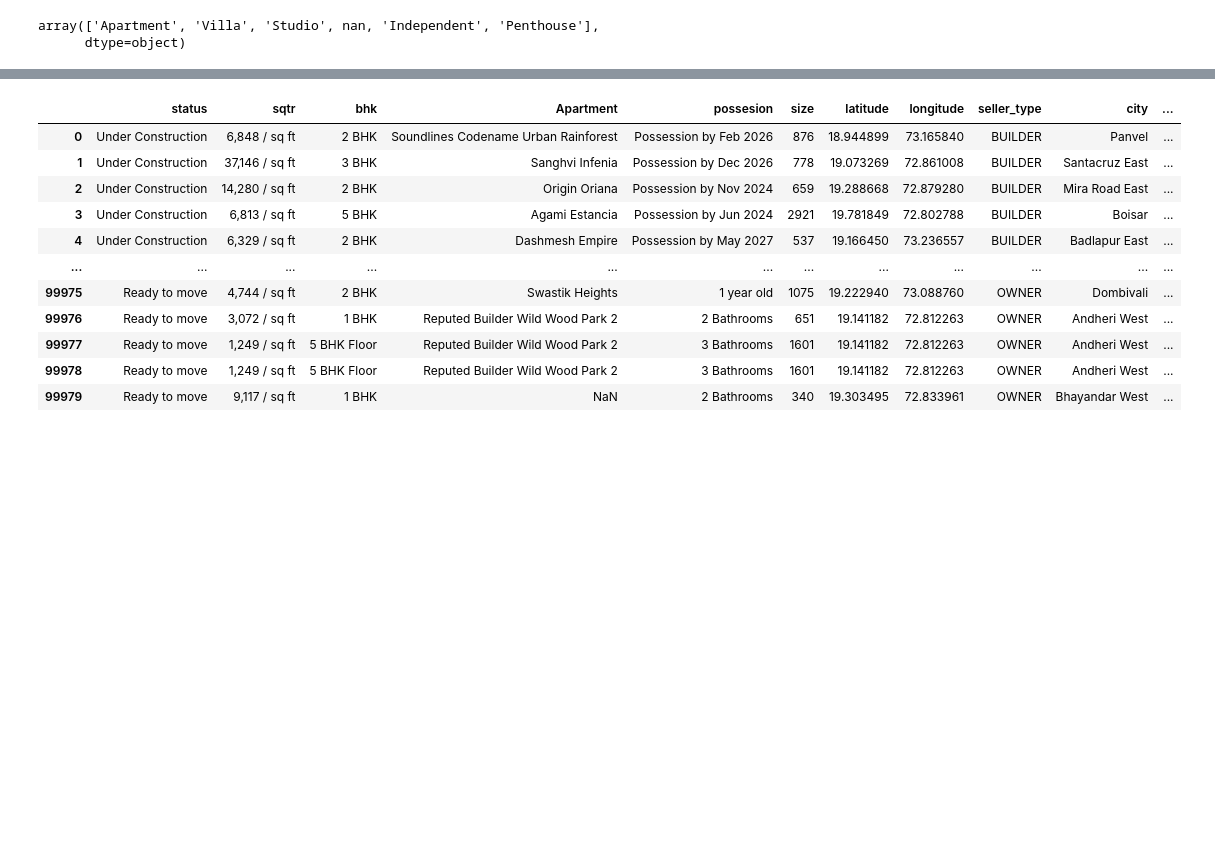
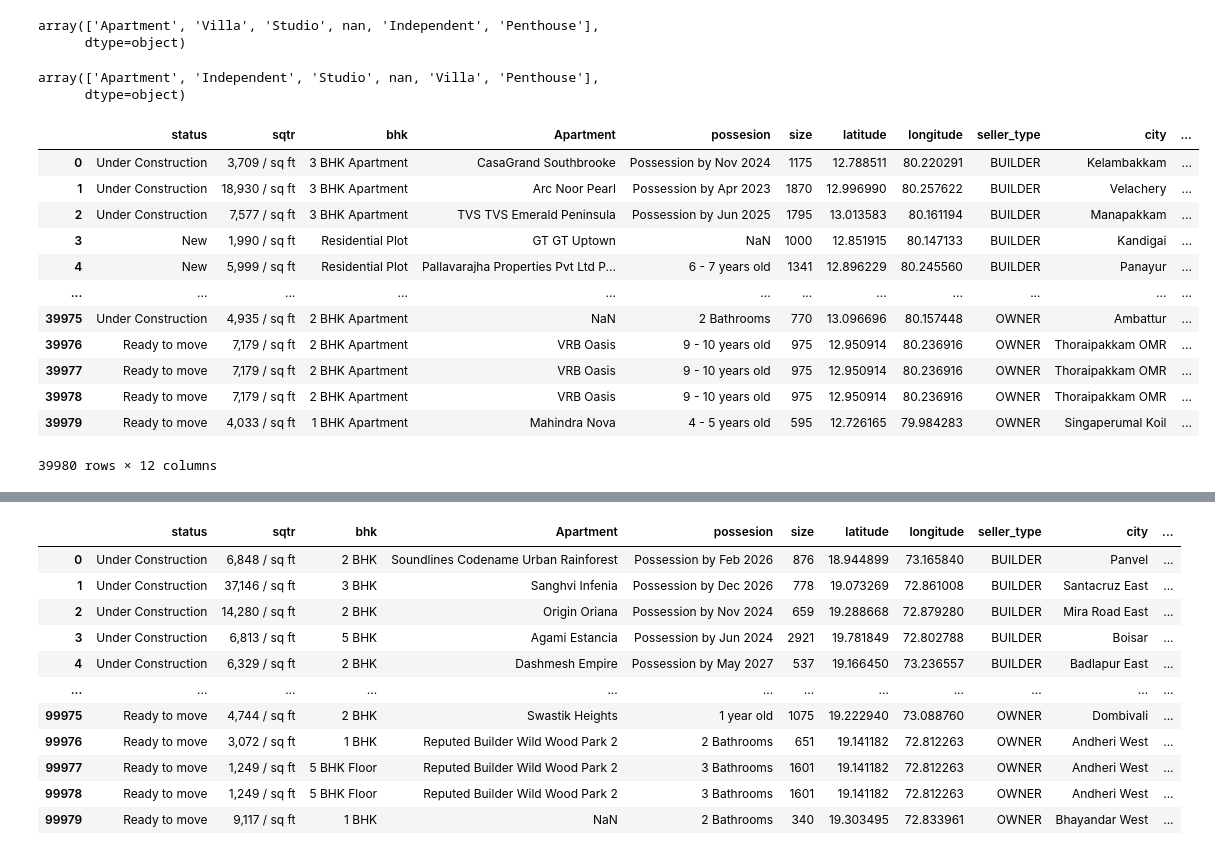
Before and after one commit to rishikeshwaghela/Python_ca2, a Jupyter notebook: final_ca2.ipynb, the cells around one changed output, grey strips where cells are left out. Drawn from its saved outputs; the diff is of its cells as text; code cells hidden in the pictures; blank space fills up the shorter version.

```diff
--- a/final_ca2.ipynb
+++ b/final_ca2.ipynb
@@ -47,0 +90,4 @@ mumbai_city["PRICE"] = mumbai_city["prices"]+mumbai_city["price_tag"]
+# %%
+mumbai_city["PRICE"] = mumbai_city["prices"]+mumbai_city["price_tag"]
+chennai_city["PRICE"] = chennai_city["prices"].astype(str)+chennai_city["price_tag"]
+delhi_city["PRICE"] = delhi_city["prices"].astype(str)+ delhi_city["price_tag"]
@@ -95,6 +187,12 @@ def lakh_value(l):
 
 mumbai_city["PRICE"] = mumbai_city["PRICE"].apply(crore_value)
 mumbai_city["PRICE"] = mumbai_city["PRICE"].apply(lakh_value)
+
+chennai_city["PRICE"] = chennai_city["PRICE"].apply(crore_value)
+chennai_city["PRICE"] = chennai_city["PRICE"].apply(lakh_value)
+
+delhi_city["PRICE"] = delhi_city["PRICE"].apply(crore_value)
+delhi_city["PRICE"] = delhi_city["PRICE"].apply(lakh_value)
 # %%
 #if column.dtype == 'float':
         #return column.apply(lambda x: int(x))
@@ -115,15 +213,40 @@ mumbai_city["PRICE"].dropna(inplace=True)
 #mumbai_city["PRICE"].astype(int)
 # %%
 mumbai_city.drop(["prices","price_tag"], axis =1, inplace=True)
+chennai_city.drop(["prices","price_tag"], axis =1, inplace=True)
+delhi_city.drop(["prices","price_tag"], axis =1, inplace=True)
 # %%
 ## making type of apartment we have into new column
 
 mumbai_city["Type_of_house"] = mumbai_city["bhk"].str.split().str[2]
+delhi_city["Type_of_house"] = delhi_city["bhk"].str.split().str[2]
+chennai_city["Type_of_house"] = mumbai_city["bhk"].str.split().str[2]
 # %%
 mumbai_city["Type_of_house"].unique()
 # %% [output]
 array(['Apartment', 'Villa', 'Studio', nan, 'Independent', 'Penthouse'],
       dtype=object)
+# %%
+delhi_city["Type_of_house"].unique()
+# %% [output]
+array(['Apartment', 'Independent', 'Studio', nan, 'Villa', 'Penthouse'],
+      dtype=object)
+# %%
+chennai_city
+# %% [output]
+|  | status | sqtr | bhk | Apartment | possesion | size | latitude | longitude | seller_type | city | ... |
+| 0 | Under Construction | 3,709 / sq ft | 3 BHK Apartment | CasaGrand Southbrooke | Possession by Nov 2024 | 1175 | 12.788511 | 80.220291 | BUILDER | Kelambakkam | ... |
+| 1 | Under Construction | 18,930 / sq ft | 3 BHK Apartment | Arc Noor Pearl | Possession by Apr 2023 | 1870 | 12.996990 | 80.257622 | BUILDER | Velachery | ... |
+| 2 | Under Construction | 7,577 / sq ft | 3 BHK Apartment | TVS TVS Emerald Peninsula | Possession by Jun 2025 | 1795 | 13.013583 | 80.161194 | BUILDER | Manapakkam | ... |
+| 3 | New | 1,990 / sq ft | Residential Plot | GT GT Uptown | NaN | 1000 | 12.851915 | 80.147133 | BUILDER | Kandigai | ... |
+| 4 | New | 5,999 / sq ft | Residential Plot | Pallavarajha Properties Pvt Ltd P... | 6 - 7 years old | 1341 | 12.896229 | 80.245560 | BUILDER | Panayur | ... |
+| ... | ... | ... | ... | ... | ... | ... | ... | ... | ... | ... | ... |
+| 39975 | Under Construction | 4,935 / sq ft | 2 BHK Apartment | NaN | 2 Bathrooms | 770 | 13.096696 | 80.157448 | OWNER | Ambattur | ... |
+| 39976 | Ready to move | 7,179 / sq ft | 2 BHK Apartment | VRB Oasis | 9 - 10 years old | 975 | 12.950914 | 80.236916 | OWNER | Thoraipakkam OMR | ... |
+| 39977 | Ready to move | 7,179 / sq ft | 2 BHK Apartment | VRB Oasis | 9 - 10 years old | 975 | 12.950914 | 80.236916 | OWNER | Thoraipakkam OMR | ... |
+| 39978 | Ready to move | 7,179 / sq ft | 2 BHK Apartment | VRB Oasis | 9 - 10 years old | 975 | 12.950914 | 80.236916 | OWNER | Thoraipakkam OMR | ... |
+| 39979 | Ready to move | 4,033 / sq ft | 1 BHK Apartment | Mahindra Nova | 4 - 5 years old | 595 | 12.726165 | 79.984283 | OWNER | Singaperumal Koil | ... |
+39980 rows × 12 columns
 # %%
 mumbai_city
 # %% [output]
```
Also changed, not shown: parts of 52 cells of this notebook.
